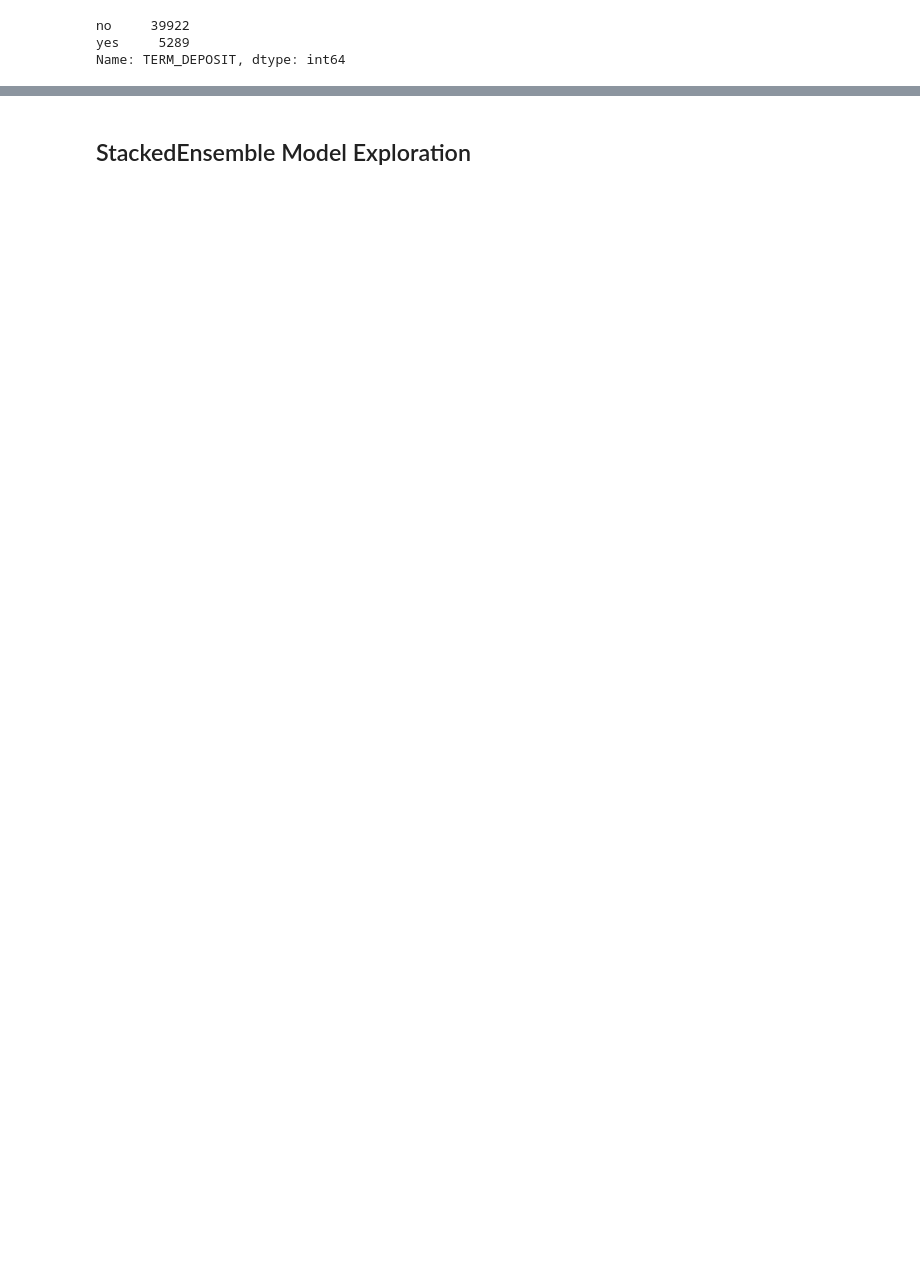
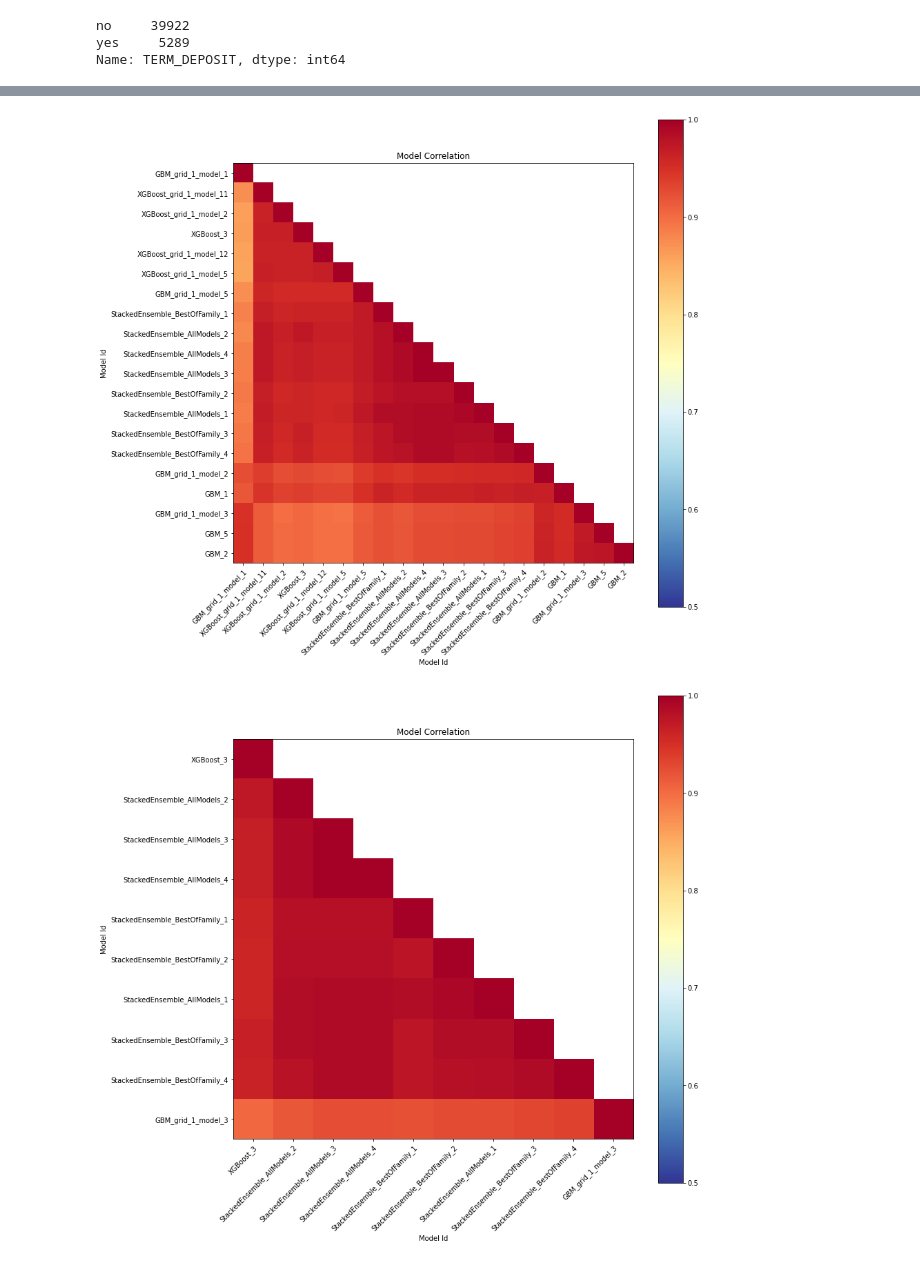
Before and after one commit to baotramduong/Bank-Term-Deposit-Marketing-Strategy-with-Automatic-Machine-Learning-H2OAutoML, a Jupyter notebook: Notebook.ipynb, the cells around one changed output, grey strips where cells are left out. Cells and saved outputs as stored; diff of their text form; code cells hidden in the pictures; blank space fills up the shorter version.

```diff
--- a/Notebook.ipynb
+++ b/Notebook.ipynb
@@ -518,2 +435,15 @@ Confusion Matrix (Act/Pred) for max f1 @ threshold = 0.08556063750612464:
-# %% [markdown]
-## StackedEnsemble Model Exploration
+# %%
+mc_plot = aml.model_correlation_heatmap(test)
+
+# or if some subset of the models is needed a slice of leaderboard can be used, e.g., using MAE as the sorting metric
+mc_plot = h2o.model_correlation_heatmap(aml.leaderboard.sort("rmse").head(10), test)
+
+# or even extended leaderboard can be used
+mc_plot = h2o.model_correlation_heatmap(h2o.automl.get_leaderboard(aml, extra_columns="training_time_ms").sort("training_time_ms").head(10), test)
+
+# also more complicated queries on leaderboard can be used, e.g., model correlation between 5 fastest models to train and Stacked Ensembles
+leaderboard = h2o.automl.get_leaderboard(aml, extra_columns="training_time_ms").sort("training_time_ms")
+mc_plot = h2o.model_correlation_heatmap(leaderboard.head(5).rbind(leaderboard[leaderboard["model_id"].grep("StackedEnsemble", output_logical=True)]), test)
+# %% [output]
+[figure, added]
+[figure, added]
```
Also changed, not shown: parts of 27 cells of this notebook.
